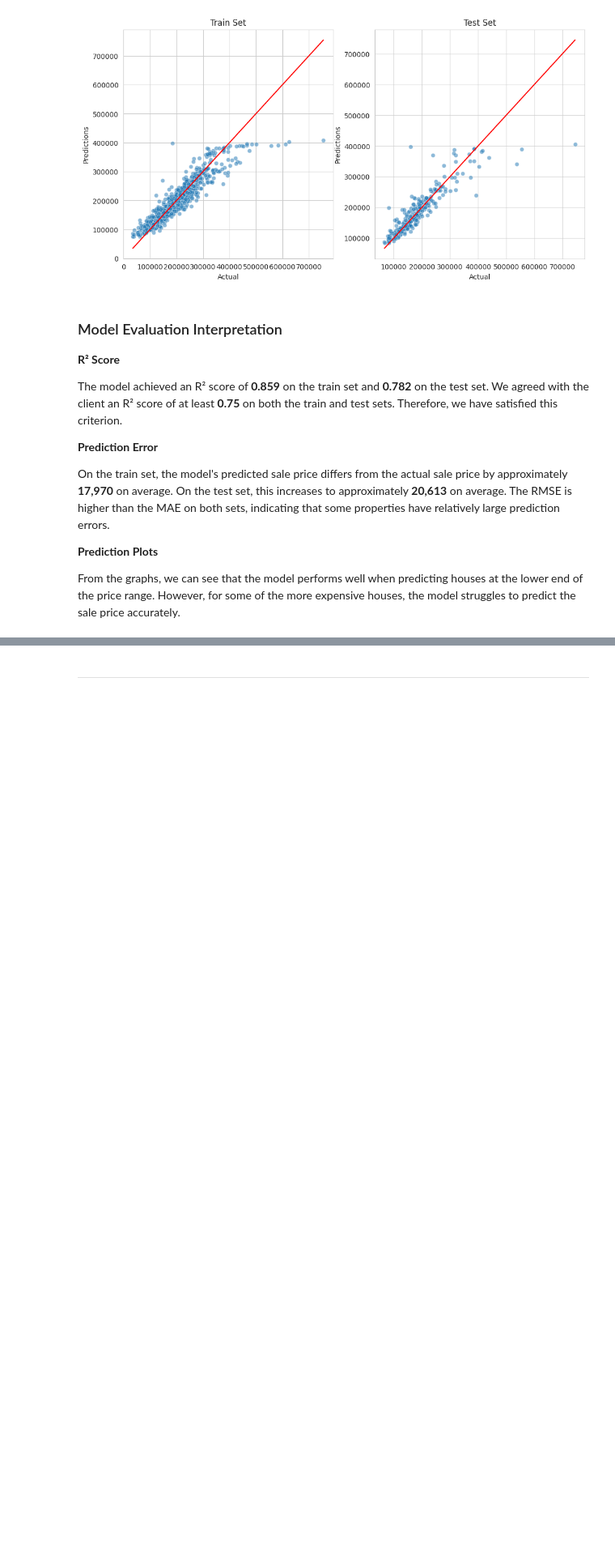
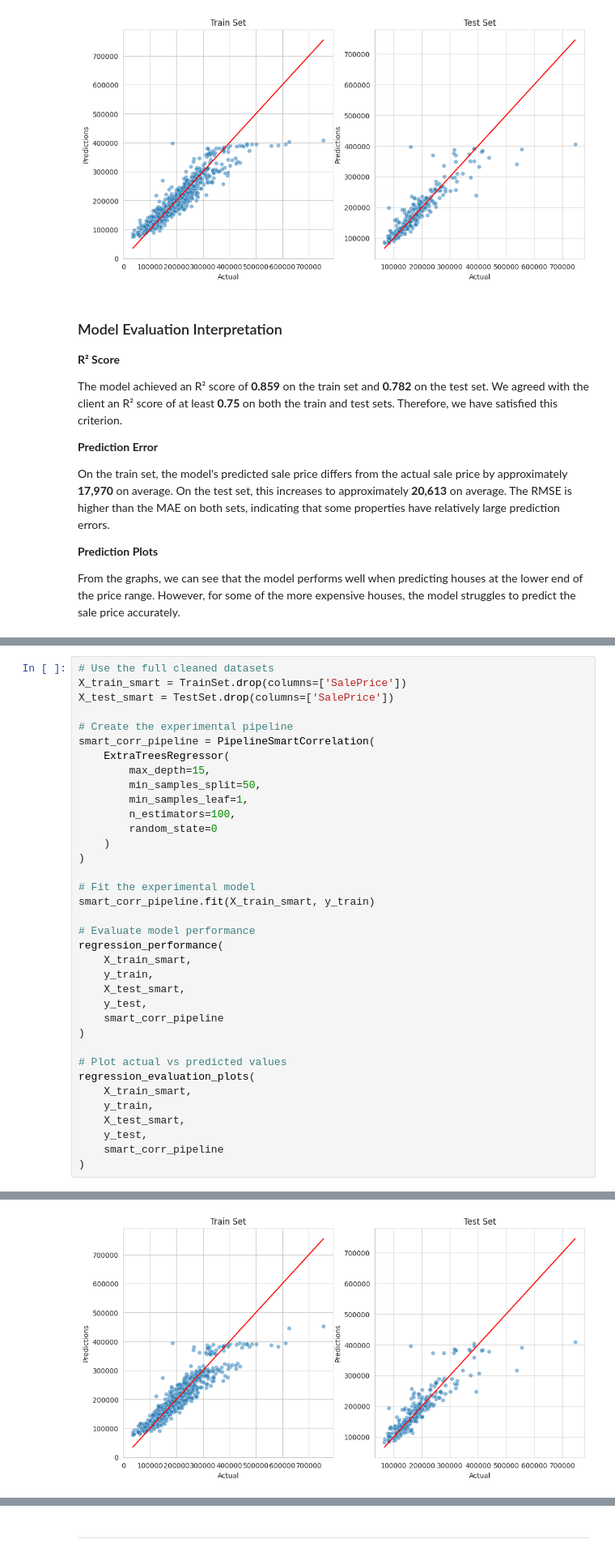
Before and after one commit to cgrace0044/milestone-project5-heritage-housing-issues, a Jupyter notebook: jupyter_notebooks/05_PredictHousePrices.ipynb, the cells around one changed output, grey strips where cells are left out. Shown at 81% size. Cells and saved outputs as stored; diff of their text form; blank space fills up the shorter version.

Commit message:
include smartcorrelatedselection experiment in model

```diff
--- a/jupyter_notebooks/05_PredictHousePrices.ipynb
+++ b/jupyter_notebooks/05_PredictHousePrices.ipynb
@@ -702,0 +776,37 @@ From the graphs, we can see that the model performs well when predicting houses
+# %%
+# Use the full cleaned datasets
+X_train_smart = TrainSet.drop(columns=['SalePrice'])
+X_test_smart = TestSet.drop(columns=['SalePrice'])
+
+# Create the experimental pipeline
+smart_corr_pipeline = PipelineSmartCorrelation(
+    ExtraTreesRegressor(
+        max_depth=15,
+        min_samples_split=50,
+        min_samples_leaf=1,
+        n_estimators=100,
+        random_state=0
+    )
+)
+
+# Fit the experimental model
+smart_corr_pipeline.fit(X_train_smart, y_train)
+
+# Evaluate model performance
+regression_performance(
+    X_train_smart,
+    y_train,
+    X_test_smart,
+    y_test,
+    smart_corr_pipeline
+)
+
+# Plot actual vs predicted values
+regression_evaluation_plots(
+    X_train_smart,
+    y_train,
+    X_test_smart,
+    y_test,
+    smart_corr_pipeline
+)
+# %% [output]
@@ -702,0 +827 @@ From the graphs, we can see that the model performs well when predicting houses
+[figure, added]
```
Also changed, not shown: parts of 6 cells of this notebook, 1 other file.
